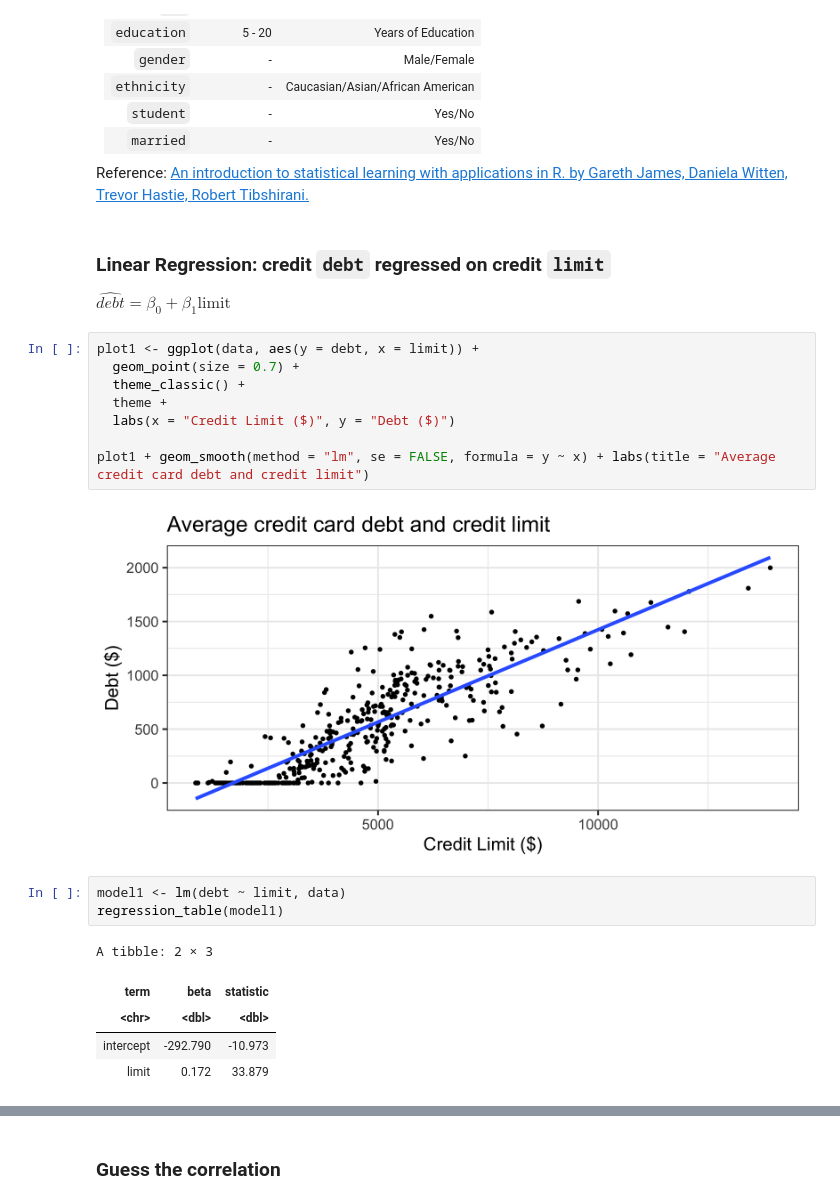
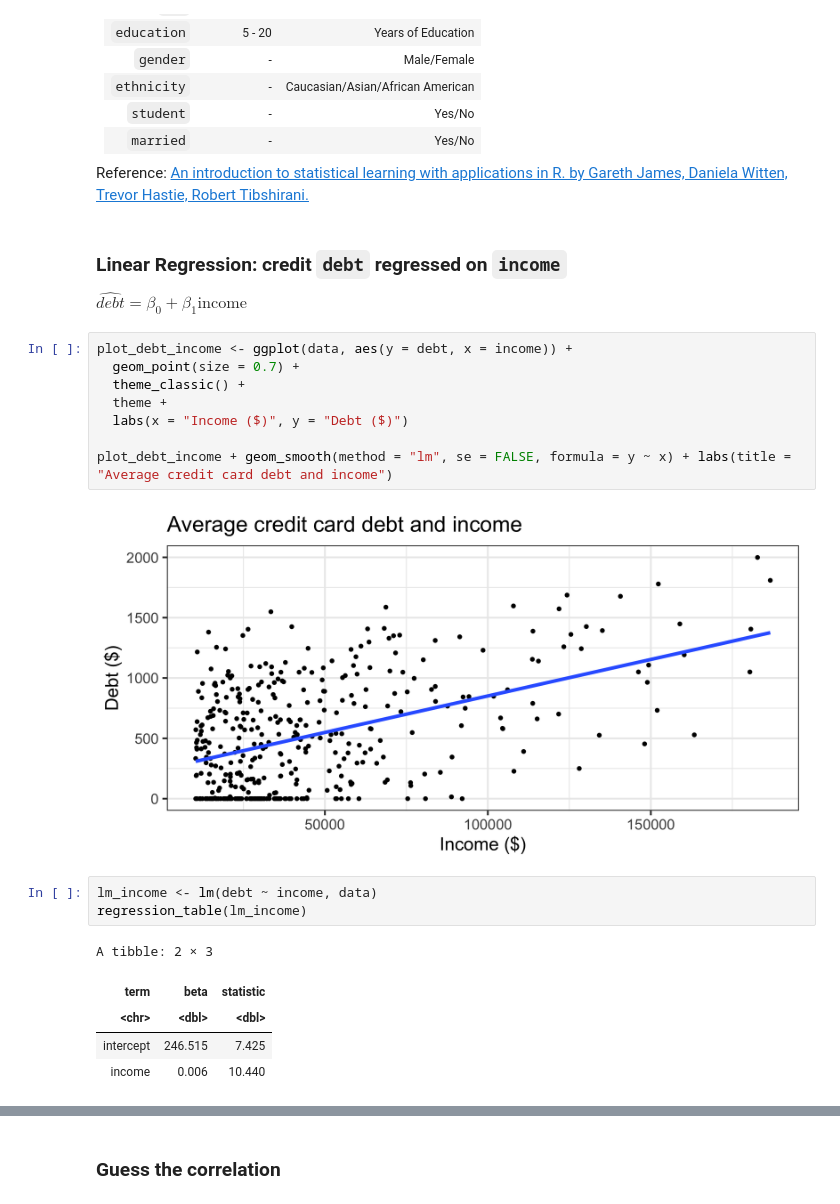
Before and after one commit to org-firasm/ubc_stats, a Jupyter notebook: class/week01/class.ipynb, the cells around one changed output, grey strips where cells are left out. Saved outputs shown, nothing was run; the diff lists cells and outputs as text.

```diff
--- a/class/week01/class.ipynb
+++ b/class/week01/class.ipynb
@@ -113,26 +121,26 @@ regression_table <- function(model) {
 
 Reference: [An introduction to statistical learning with applications in R. by Gareth James, Daniela Witten, Trevor Hastie, Robert Tibshirani.](https://www.statlearning.com)
 # %% [markdown]
-### Linear Regression: credit `debt` regressed on credit `limit`
+### Linear Regression: credit `debt` regressed on `income`
 
-$\hat{debt} = \beta_0 + \beta_1\textrm{limit}$
+$\hat{debt} = \beta_0 + \beta_1\textrm{income}$
 # %%
-plot1 <- ggplot(data, aes(y = debt, x = limit)) +
+plot_debt_income <- ggplot(data, aes(y = debt, x = income)) +
   geom_point(size = 0.7) +
   theme_classic() +
   theme +
-  labs(x = "Credit Limit ($)", y = "Debt ($)")
+  labs(x = "Income ($)", y = "Debt ($)")
 
-plot1 + geom_smooth(method = "lm", se = FALSE, formula = y ~ x) + labs(title = "Average credit card debt and credit limit")
+plot_debt_income + geom_smooth(method = "lm", se = FALSE, formula = y ~ x) + labs(title = "Average credit card debt and income")
 # %% [output]
-[figure, old version]
+[figure, new version]
 # %%
-model1 <- lm(debt ~ limit, data)
-regression_table(model1)
+lm_income <- lm(debt ~ income, data)
+regression_table(lm_income)
 # %% [output]
 A tibble: 2 × 3
 | term | beta | statistic |
 | <chr> | <dbl> | <dbl> |
-| intercept | -292.790 | -10.973 |
-| limit | 0.172 | 33.879 |
+| intercept | 246.515 | 7.425 |
+| income | 0.006 | 10.440 |
 # %%
```
Also changed, not shown: parts of 51 cells of this notebook, 2 other files.
